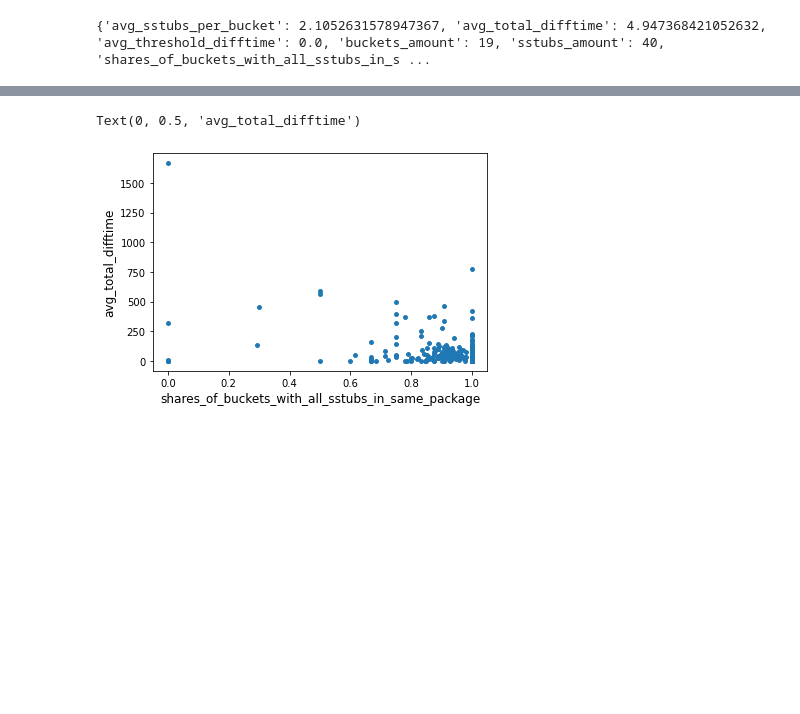
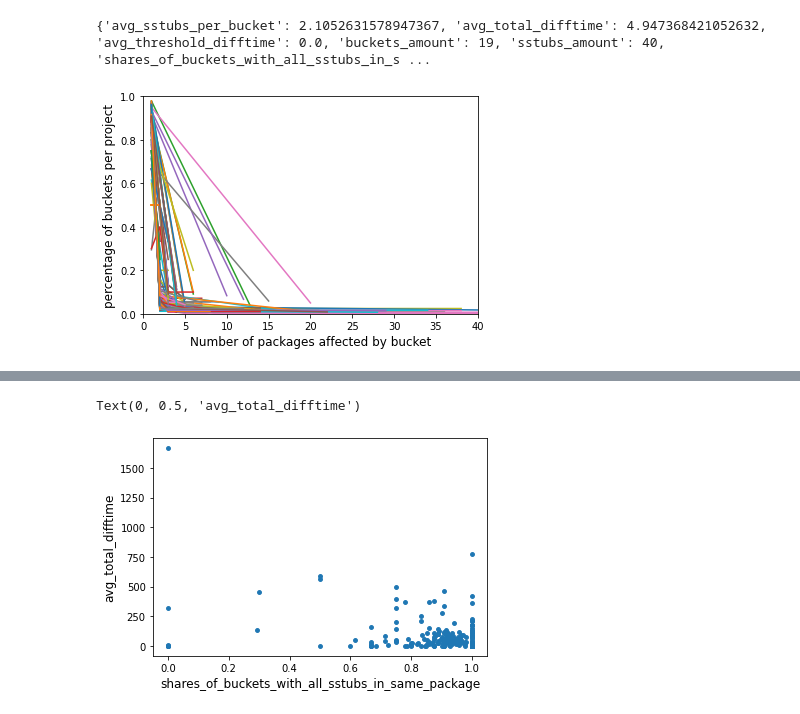
Before and after one commit to Diallo/Repated-SStuBs-Analysis, a Jupyter notebook: visualization_notebook.ipynb, the cells around one changed output, grey strips where cells are left out. Cells and saved outputs as stored; diff of their text form; code cells hidden in the pictures; blank space fills up the shorter version.

```diff
--- a/visualization_notebook.ipynb
+++ b/visualization_notebook.ipynb
@@ -15,0 +14,30 @@ import matplotlib.pyplot as plt
+# %%
+def get_bucket_to_path_graph(ax, path_type):
+    for project_info in list(analysis_data.values()):
+        x_array = []
+        y_array = []
+        buckets_amount = len(project_info['buckets'].values())
+        all_affected_paths_counts = [bucket[f'affected_{path_type}_count']
+                                     for bucket in project_info['buckets'].values()]
+        distinct_counts = sorted(set(all_affected_paths_counts))
+        for x_value in distinct_counts:
+            x_array.append(x_value)
+            x_value_appearances = len([1 for count in all_affected_paths_counts
+                                       if x_value == count])
+            y_array.append(x_value_appearances/buckets_amount)
+    #     print(buckets_amount, x_array, y_array, all_affected_paths_counts)
+        ax.plot(x_array, y_array)
+    #     ax.scatter(x_array, y_array, s=3)
+
+
+    ax.set_xlabel(f'Number of {path_type} affected by bucket', fontsize=12)
+    ax.set_ylabel('percentage of buckets per project', fontsize=12)
+# %%
+#buckets to affected packages
+fig = plt.figure()
+ax = plt.gca()
+ax.axis([0,40,0,1])
+
+get_bucket_to_path_graph(ax, 'packages')
+# %% [output]
+[figure, added]
```
Also changed, not shown: parts of 10 cells of this notebook, 1 other file.
